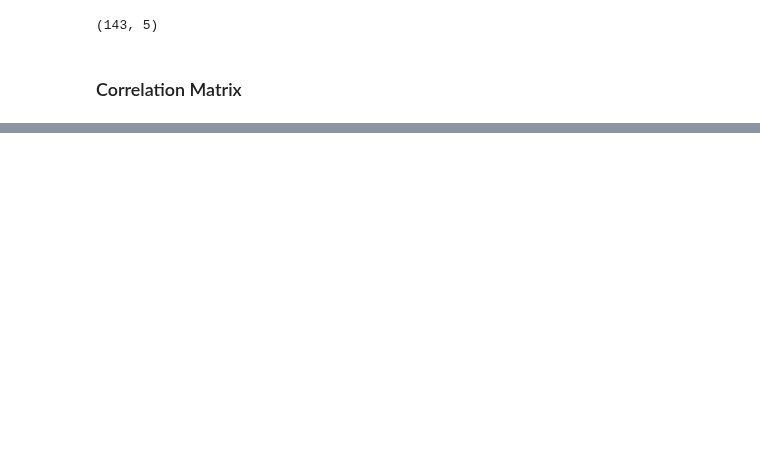
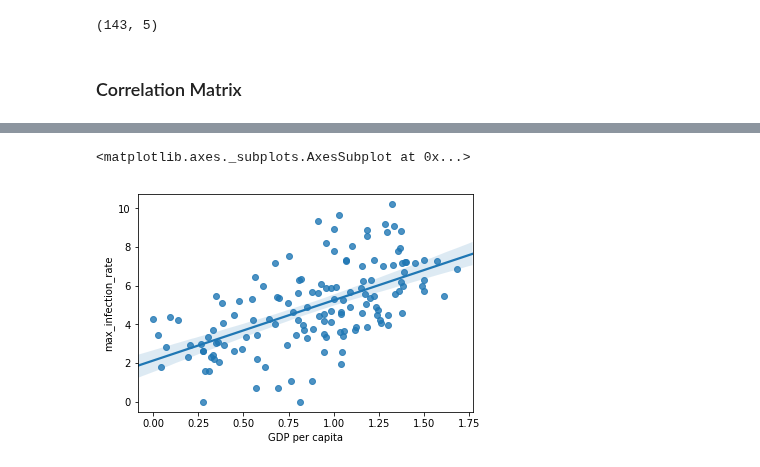
Before and after one commit to jasneekchugh/COVID-19-Data-Analysis, a Jupyter notebook: Covid19-Analysis.ipynb, the cells around one changed output, grey strips where cells are left out. Drawn from its saved outputs; the diff is of its cells as text; code cells hidden in the pictures; blank space fills up the shorter version.

```diff
--- a/Covid19-Analysis.ipynb
+++ b/Covid19-Analysis.ipynb
@@ -241,0 +253,5 @@ data.corr()
+# %%
+sns.regplot(x_axis,np.log(y_axis))
+# %% [output]
+<matplotlib.axes._subplots.AxesSubplot at 0x...>
+[figure, added]
```
Also changed, not shown: parts of 6 cells of this notebook.
